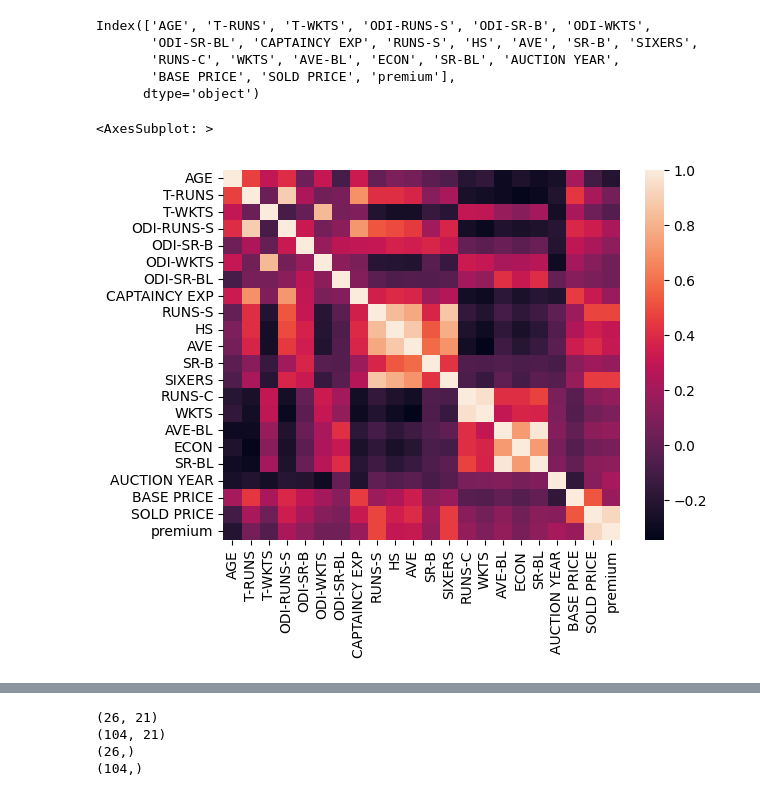
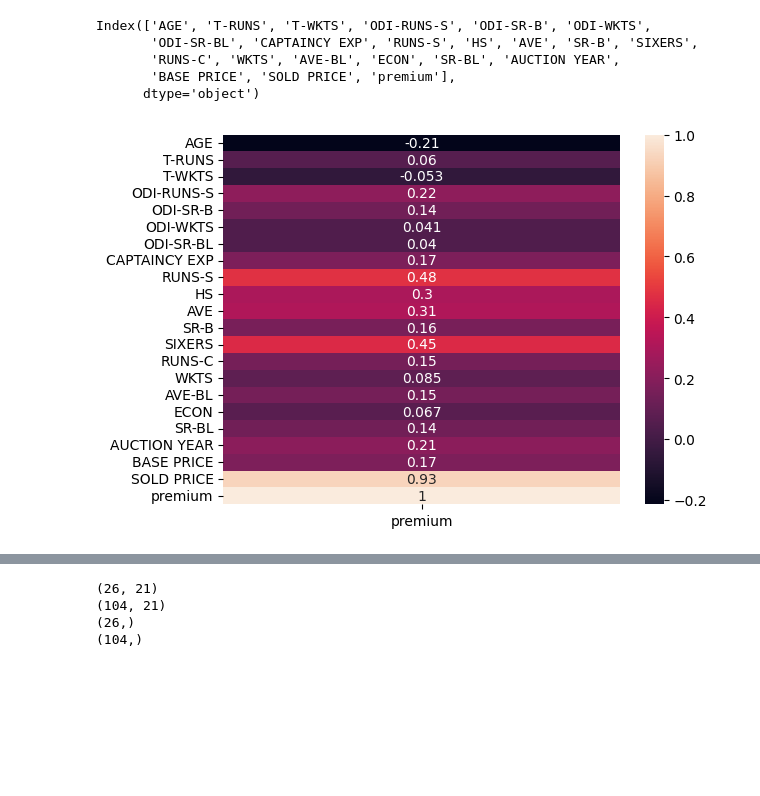
Before and after one commit to saptarshipal1/ipl_dataset2013, a Jupyter notebook: data/ipl_2013.ipynb, the cells around one changed output, grey strips where cells are left out. Drawn from its saved outputs; the diff is of its cells as text; code cells hidden in the pictures; blank space fills up the shorter version.

```diff
--- a/data/ipl_2013.ipynb
+++ b/data/ipl_2013.ipynb
@@ -23,6 +23,7 @@ from sklearn.gaussian_process import GaussianProcessRegressor
 import statsmodels.api as sm
 import joblib
 # %%
-df = pd.read_csv('/Users/saptarshipal/DATA/ipl_dataset2013/IPL IMB381IPL2013.csv')
-df.head()
+df = pd.read_csv('/Users/saptarshipal/DATA/ipl_dataset2013/data/IPL IMB381IPL2013.csv')
+
+df.columns
 # %% [output]
@@ -45,3 +36,3 @@ Index(['Sl.NO.', 'PLAYER NAME', 'AGE', 'COUNTRY', 'TEAM', 'PLAYING ROLE',
 # %%
-df1 = df.copy()
-df1.drop(columns='Sl.NO.', axis =1, inplace = True)
+df1 = df.drop(columns='Sl.NO.',axis = 1)
+df1.columns
@@ -247,7 +170,7 @@ Index(['AGE', 'T-RUNS', 'T-WKTS', 'ODI-RUNS-S', 'ODI-SR-B', 'ODI-WKTS',
 # %%
 df_num = df1[num_features]
 # %%
-sns.heatmap(df_num.corr())
+sns.heatmap(df_num.corr()[['premium']],annot = True)
+plt.show()
 # %% [output]
-<AxesSubplot: >
-[figure, old version]
+[figure, new version]
```
Also changed, not shown: parts of 14 cells of this notebook.
